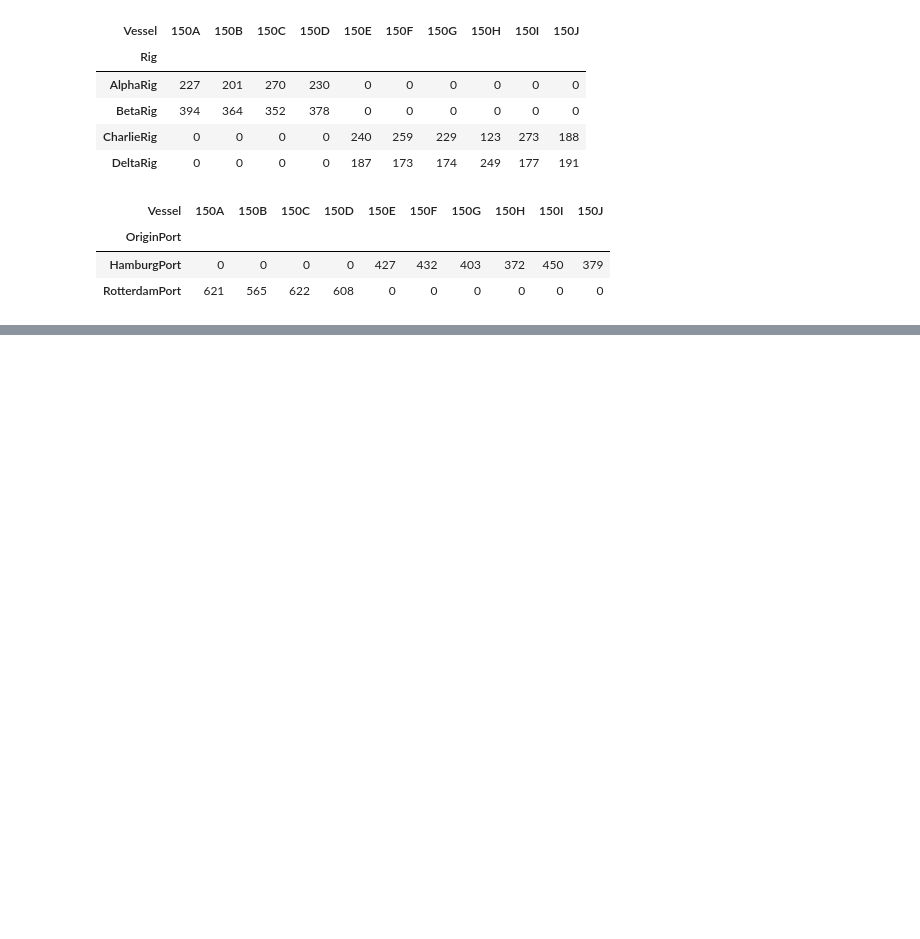
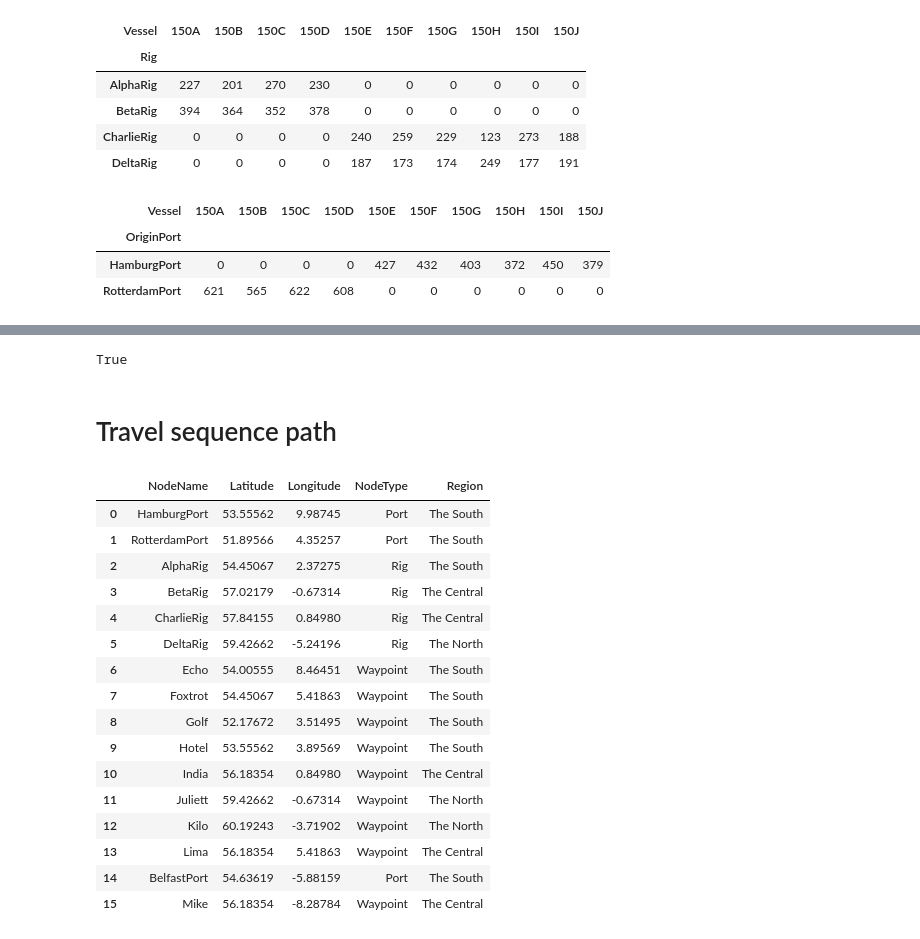
Before and after one commit to playerB/simio-competition, a Jupyter notebook: simprog.ipynb, the cells around one changed output, grey strips where cells are left out. Drawn from its saved outputs; the diff is of its cells as text; code cells hidden in the pictures; blank space fills up the shorter version.

```diff
--- a/simprog.ipynb
+++ b/simprog.ipynb
@@ -172,0 +390,32 @@ grouped_trips.to_csv('DemandAndFulfillmentLog_grouped.csv', index=False)
+# %%
+result = np.array([55, 1, 1, 1, 210, 270])
+original_data = np.array(combine_trip(df))
+
+# if any of the result is out of bound (not within 90% to 100% of 23000 m^3) then the result will be false
+print((original_data.dot(result) <= 23000).all() and (original_data.dot(result) >= 23000*0.9).all())
+# %% [output]
+True
+# %% [markdown]
+# Travel sequence path
+# %%
+nodedata = pd.read_csv('nodedata.csv')
+node_df = nodedata.copy(deep=True)
+node_df
+# %% [output]
+|  | NodeName | Latitude | Longitude | NodeType | Region |
+| 0 | HamburgPort | 53.55562 | 9.98745 | Port | The South |
+| 1 | RotterdamPort | 51.89566 | 4.35257 | Port | The South |
+| 2 | AlphaRig | 54.45067 | 2.37275 | Rig | The South |
+| 3 | BetaRig | 57.02179 | -0.67314 | Rig | The Central |
+| 4 | CharlieRig | 57.84155 | 0.84980 | Rig | The Central |
+| 5 | DeltaRig | 59.42662 | -5.24196 | Rig | The North |
+| 6 | Echo | 54.00555 | 8.46451 | Waypoint | The South |
+| 7 | Foxtrot | 54.45067 | 5.41863 | Waypoint | The South |
+| 8 | Golf | 52.17672 | 3.51495 | Waypoint | The South |
+| 9 | Hotel | 53.55562 | 3.89569 | Waypoint | The South |
+| 10 | India | 56.18354 | 0.84980 | Waypoint | The Central |
+| 11 | Juliett | 59.42662 | -0.67314 | Waypoint | The North |
+| 12 | Kilo | 60.19243 | -3.71902 | Waypoint | The North |
+| 13 | Lima | 56.18354 | 5.41863 | Waypoint | The Central |
+| 14 | BelfastPort | 54.63619 | -5.88159 | Port | The South |
+| 15 | Mike | 56.18354 | -8.28784 | Waypoint | The Central |
```
Also changed, not shown: parts of 26 cells of this notebook, 1 other file.
